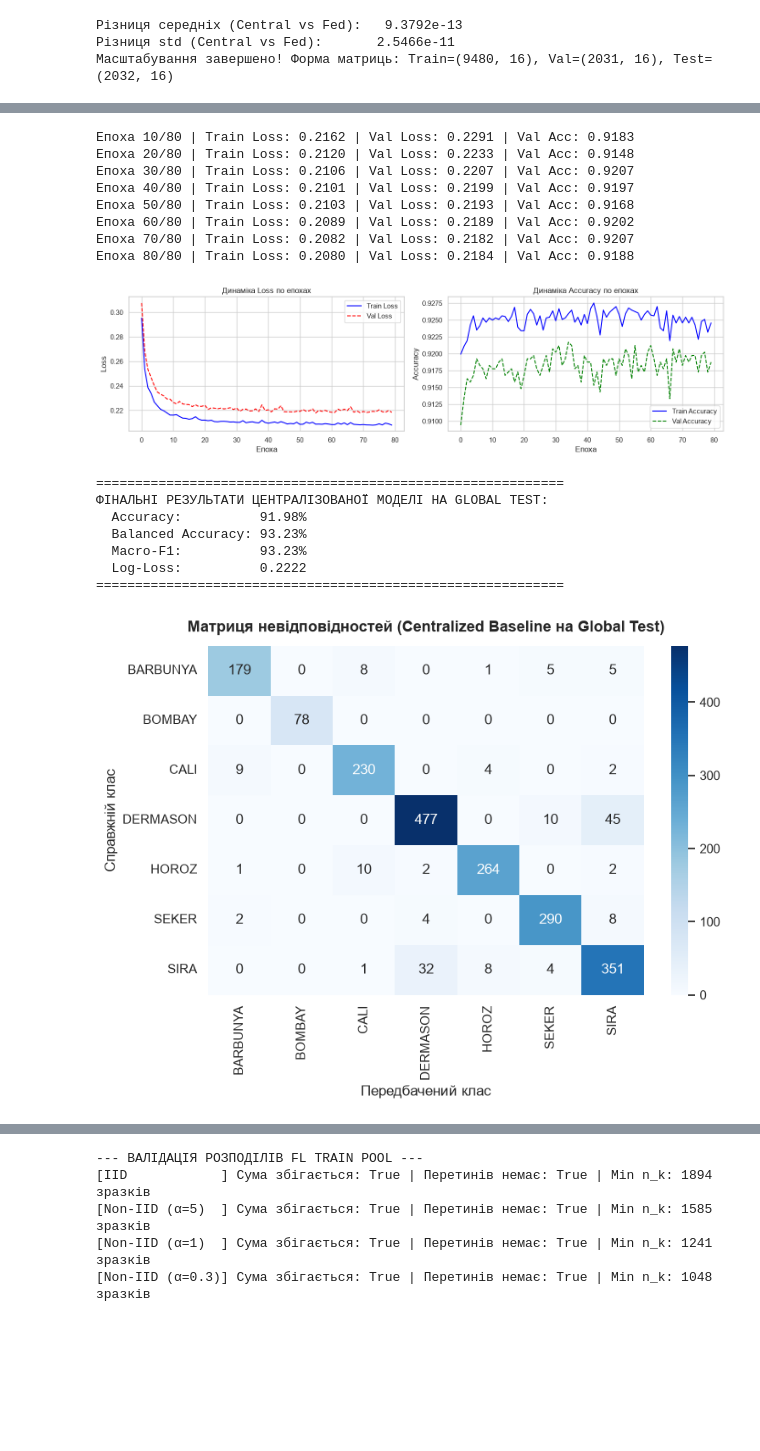
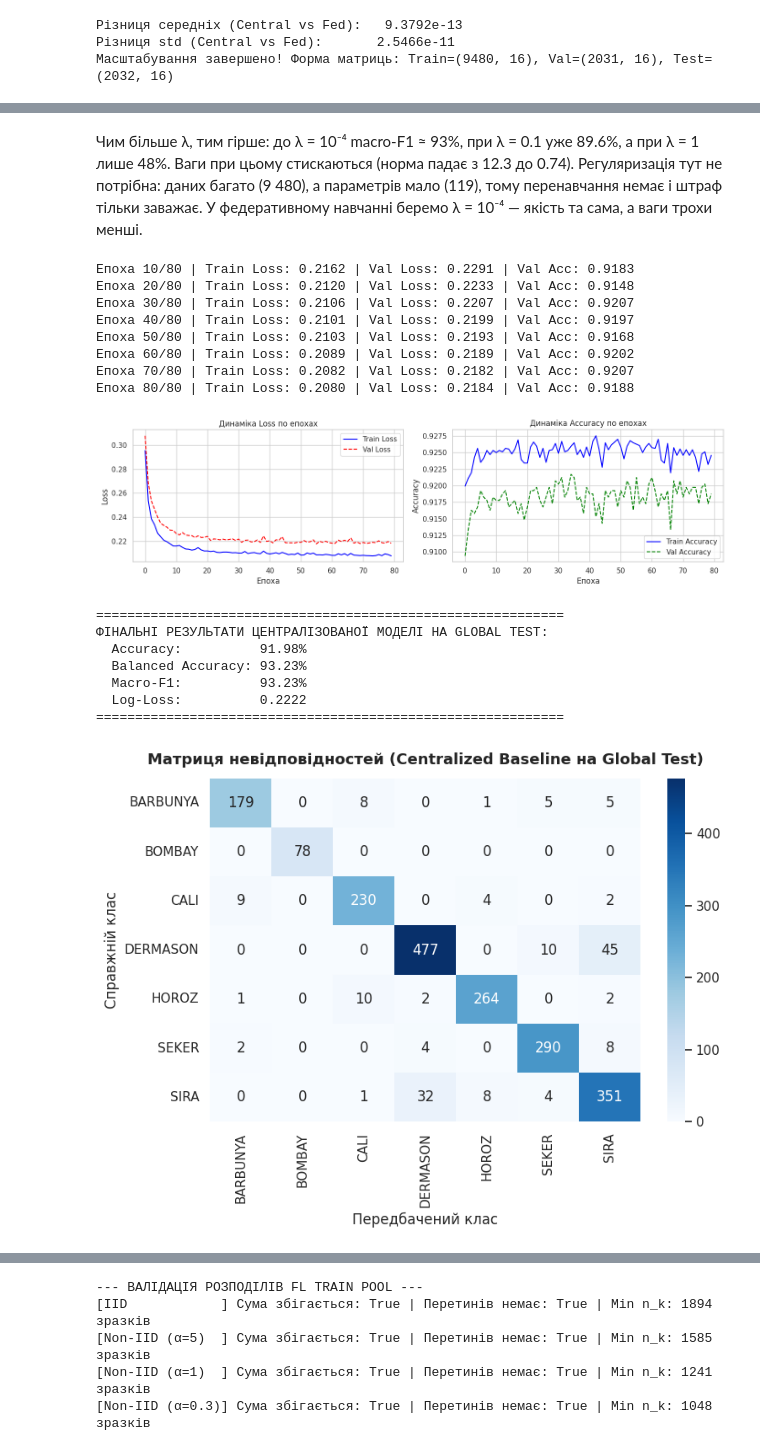
Before and after one commit to balaziuk/machine-learning, a Jupyter notebook: ml-2/2.ipynb, the cells around one changed output, grey strips where cells are left out. Saved outputs shown, nothing was run; the diff lists cells and outputs as text; code cells hidden in the pictures; blank space fills up the shorter version.

```diff
--- a/ml-2/2.ipynb
+++ b/ml-2/2.ipynb
@@ -106,6 +114,7 @@ plt.show()
 # ==============================================================================
 # 2. СТРАТИФІКОВАНЕ РОЗБИТТЯ (ДО SCALING)
 # ==============================================================================
+feature_names = list(df.drop(columns=['Class']).columns)
 X_raw = df.drop(columns=['Class']).values
 y_raw = df['Class'].values
 
@@ -308,13 +481,13 @@ class SoftmaxRegression:
         return history
 # %%
 # Перевірка 1: Сума ймовірностей по рядках = 1
-model_check = SoftmaxRegression(n_features=16, n_classes=7, lambda_reg=0.01, seed=SEED)
+model_check = SoftmaxRegression(n_features=N_FEATURES, n_classes=7, lambda_reg=0.01, seed=SEED)
 sample_proba = model_check.predict_proba(X_train_pool[:10])
 print(f"Перевірка суми ймовірностей (має бути 1.0): {np.allclose(sample_proba.sum(axis=1), 1.0)}")
 
 # Перевірка 2: Loss при старті має бути приблизно ln(7) ≈ 1.9459
-model_zero = SoftmaxRegression(n_features=16, n_classes=7, lambda_reg=0.0, seed=SEED)
-model_zero.W = np.zeros((16, 7))
+model_zero = SoftmaxRegression(n_features=N_FEATURES, n_classes=7, lambda_reg=0.0, seed=SEED)
+model_zero.W = np.zeros((N_FEATURES, 7))
 model_zero.b = np.zeros((1, 7))
 init_loss = model_zero.compute_loss(X_train_pool, Y_train_pool)
 print(f"Початковий Loss: {init_loss:.4f} (Теоретичний ln(7) = {np.log(7):.4f})")
@@ -408,7 +647,7 @@ def compute_metrics(y_true_idx, y_pred_idx, y_pred_proba, n_cls=7):
 param_grid = {
     'learning_rate': [0.05, 0.1, 0.2],
     'batch_size': [32, 64, 128],
-    'lambda_reg': [0.0, 1e-4, 1e-3, 1e-2]
+    'lambda_reg': [0.0, 1e-4, 1e-3, 1e-2, 1e-1]
 }
 
 results = []
@@ -417,7 +656,7 @@ print("Пошук оптимальних гіперпараметрів на Glo
 for lr in param_grid['learning_rate']:
     for bs in param_grid['batch_size']:
         for lmb in param_grid['lambda_reg']:
-            model = SoftmaxRegression(n_features=16, n_classes=7, lambda_reg=lmb, seed=SEED)
+            model = SoftmaxRegression(n_features=N_FEATURES, n_classes=7, lambda_reg=lmb, seed=SEED)
             model.fit(X_train_pool, Y_train_pool, X_val, Y_val,
                       learning_rate=lr, epochs=40, batch_size=bs, verbose=False)
 
@@ -432,8 +671,8 @@ for lr in param_grid['learning_rate']:
                 'val_loss': metrics['log_loss']
             })
 
-df_grid = pd.DataFrame(results).sort_values(by='val_acc', ascending=False).reset_index(drop=True)
-print("\nТоп-5 конфігурацій за точністю на валідації:")
+df_grid = pd.DataFrame(results).sort_values(by=['val_f1', 'val_loss'], ascending=[False, True]).reset_index(drop=True)
+print("\nТоп-5 конфігурацій за macro-F1 на валідації (критерій вибору: macro-F1, при рівності — менший log-loss):")
 display(df_grid.head(5))
 
 best_params = df_grid.iloc[0]
@@ -451,0 +693,26 @@ print(f"\nОптимальні параметри: lr={best_params['lr']}, batch
+# %%
+
+# ==============================================================================
+# 5.1 ВПЛИВ RIDGE-РЕГУЛЯРИЗАЦІЇ (λ) — за Global Validation, 3 ініціалізації
+# ==============================================================================
+lr_b, bs_b = float(best_params['lr']), int(best_params['batch_size'])
+lambdas = [0.0, 1e-4, 1e-3, 1e-2, 1e-1, 3e-1, 1.0]
+ridge_rows = []
+for lmb in lambdas:
+    for s in range(3):
+        m = SoftmaxRegression(N_FEATURES, num_classes, lambda_reg=lmb, seed=SEED + s)
+        m.fit(X_train_pool, Y_train_pool, learning_rate=lr_b, epochs=40, batch_size=bs_b)
+        p = m.predict_proba(X_val)
+        mt = compute_metrics(y_val_idx, p.argmax(1), p, n_cls=num_classes)
+        ridge_rows.append({'lambda': lmb, 'val_f1': mt['macro_f1']*100, 'val_acc': mt['accuracy']*100,
+                           'val_logloss': mt['log_loss'], 'W_norm': np.linalg.norm(m.W)})
+df_ridge = pd.DataFrame(ridge_rows).groupby('lambda').agg(['mean', 'std'])
+display(df_ridge.round(4))
+
+xl = [str(l) for l in lambdas]
+fig, axes = plt.subplots(1, 3, figsize=(17, 4))
+for ax, col, ttl in zip(axes, ['val_f1', 'val_logloss', 'W_norm'],
+                        ['Validation macro-F1 (%)', 'Validation Log-Loss', "Норма ваг ||W||_F"]):
+    ax.errorbar(xl, df_ridge[(col, 'mean')], yerr=df_ridge[(col, 'std')], fmt='-o', capsize=4, lw=2, color='teal')
+    ax.set_title(ttl, fontsize=12, fontweight='bold'); ax.set_xlabel("λ (Ridge)")
+plt.suptitle(f"Вплив λ при lr={lr_b}, batch={bs_b}", fontsize=13, y=1.03); plt.tight_layout(); plt.show()
@@ -452,7 +731,9 @@ print(f"\nОптимальні параметри: lr={best_params['lr']}, batch
+# %% [markdown]
+Чим більше λ, тим гірше: до λ = 10⁻⁴ macro-F1 ≈ 93%, при λ = 0.1 уже 89.6%, а при λ = 1 лише 48%. Ваги при цьому стискаються (норма падає з 12.3 до 0.74). Регуляризація тут не потрібна: даних багато (9 480), а параметрів мало (119), тому перенавчання немає і штраф тільки заважає. У федеративному навчанні беремо λ = 10⁻⁴ — якість та сама, а ваги трохи менші.
 # %%
 # Навчання централізованого бейзлайну з оптимальними параметрами на 80 епох
 best_model = SoftmaxRegression(
-    n_features=16, n_classes=7,
+    n_features=N_FEATURES, n_classes=7,
     lambda_reg=float(best_params['lambda']),
     seed=SEED
 )
@@ -499,32 +780,32 @@ print(f"  Log-Loss:          {test_metrics['log_loss']:.4f}")
 print("=" * 60)
 
 # Confusion Matrix Heatmap
 plt.figure(figsize=(8, 6))
 sns.heatmap(
     test_metrics['confusion_matrix'],
     annot=True, fmt='d', cmap='Blues',
     xticklabels=classes, yticklabels=classes
 )
 plt.title("Матриця невідповідностей (Centralized Baseline на Global Test)", fontsize=13, fontweight='bold', pad=12)
 plt.xlabel("Передбачений клас")
 plt.ylabel("Справжній клас")
 plt.tight_layout()
 plt.show()
 # %% [output]
 Епоха 10/80 | Train Loss: 0.2162 | Val Loss: 0.2291 | Val Acc: 0.9183
 Епоха 20/80 | Train Loss: 0.2120 | Val Loss: 0.2233 | Val Acc: 0.9148
 Епоха 30/80 | Train Loss: 0.2106 | Val Loss: 0.2207 | Val Acc: 0.9207
 Епоха 40/80 | Train Loss: 0.2101 | Val Loss: 0.2199 | Val Acc: 0.9197
 Епоха 50/80 | Train Loss: 0.2103 | Val Loss: 0.2193 | Val Acc: 0.9168
 Епоха 60/80 | Train Loss: 0.2089 | Val Loss: 0.2189 | Val Acc: 0.9202
 Епоха 70/80 | Train Loss: 0.2082 | Val Loss: 0.2182 | Val Acc: 0.9207
 Епоха 80/80 | Train Loss: 0.2080 | Val Loss: 0.2184 | Val Acc: 0.9188
-[figure, old version]
+[figure, new version]
 ============================================================
 ФІНАЛЬНІ РЕЗУЛЬТАТИ ЦЕНТРАЛІЗОВАНОЇ МОДЕЛІ НА GLOBAL TEST:
   Accuracy:          91.98%
   Balanced Accuracy: 93.23%
   Macro-F1:          93.23%
   Log-Loss:          0.2222
 ============================================================
-[figure, old version]
+[figure, new version]
```
Also changed, not shown: parts of 57 cells of this notebook.
